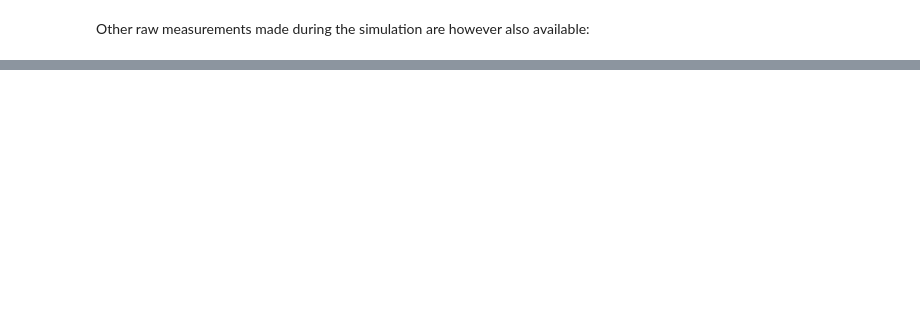
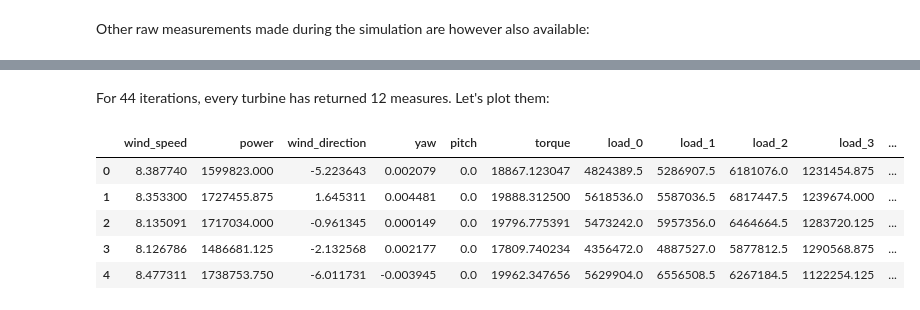
Before and after one commit to ifpen/wfcrl-env, a Jupyter notebook: interface.ipynb, the cells around one changed output, grey strips where cells are left out. Saved outputs shown, nothing was run; the diff lists cells and outputs as text; code cells hidden in the pictures; blank space fills up the shorter version.

```diff
--- a/interface.ipynb
+++ b/interface.ipynb
@@ -182 +178,15 @@ ff_interface.measure_map
+# %% [markdown]
+For 44 iterations, every turbine has returned 12 measures. Let's plot them:
+# %%
+df = pd.concat(raw_measures)
+df["iter"] = np.arange(df.shape[0]) // ff_interface.num_turbines
+df["turbine"] = df.index
+df.head()
+# %% [output]
+|  | wind_speed | power | wind_direction | yaw | pitch | torque | load_0 | load_1 | load_2 | load_3 | ... |
+| 0 | 8.387740 | 1599823.000 | -5.223643 | 0.002079 | 0.0 | 18867.123047 | 4824389.5 | 5286907.5 | 6181076.0 | 1231454.875 | ... |
+| 1 | 8.353300 | 1727455.875 | 1.645311 | 0.004481 | 0.0 | 19888.312500 | 5618536.0 | 5587036.5 | 6817447.5 | 1239674.000 | ... |
+| 2 | 8.135091 | 1717034.000 | -0.961345 | 0.000149 | 0.0 | 19796.775391 | 5473242.0 | 5957356.0 | 6464664.5 | 1283720.125 | ... |
+| 3 | 8.126786 | 1486681.125 | -2.132568 | 0.002177 | 0.0 | 17809.740234 | 4356472.0 | 4887527.0 | 5877812.5 | 1290568.875 | ... |
+| 4 | 8.477311 | 1738753.750 | -6.011731 | -0.003945 | 0.0 | 19962.347656 | 5629904.0 | 6556508.5 | 6267184.5 | 1122254.125 | ... |
 # %%
```
Also changed, not shown: parts of 21 cells of this notebook, 9 other files.
